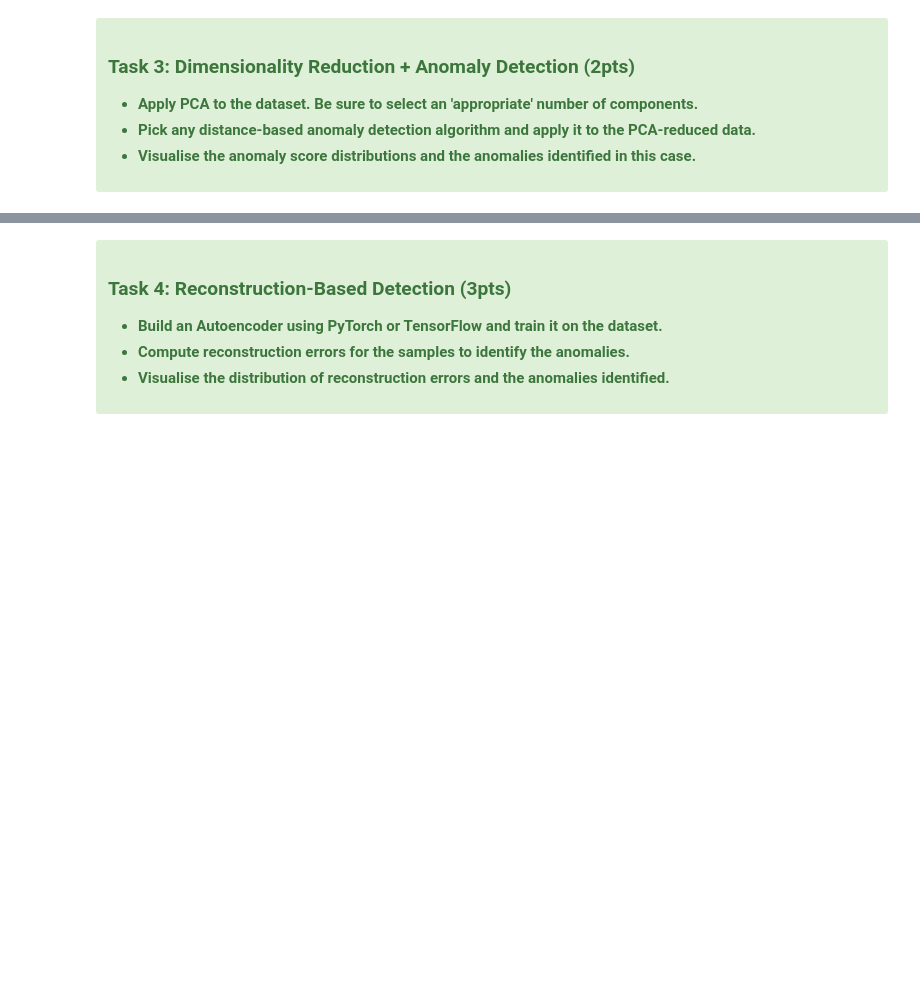
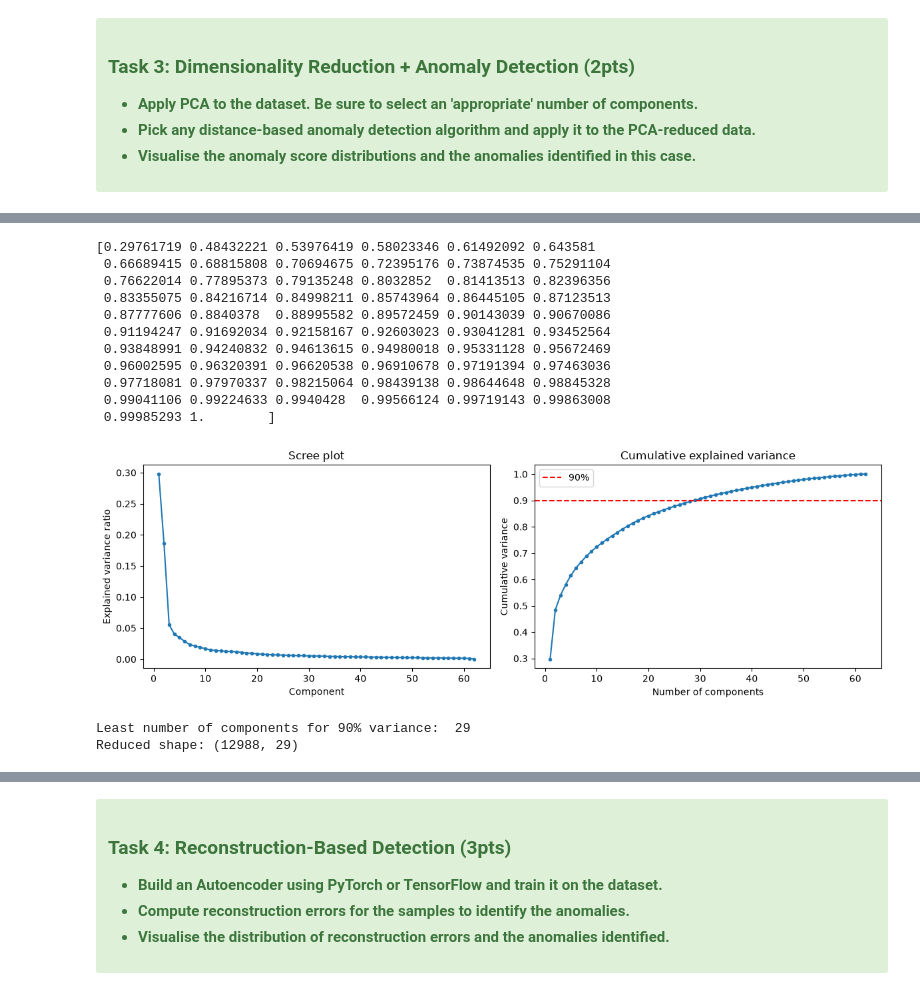
Before and after one commit to Masters-Halmstad/Data-Mining-DT8013, a Jupyter notebook: Lab#3_anomaly_detection2/lab_anomaly_detection_2.ipynb, the cells around one changed output, grey strips where cells are left out. Drawn from its saved outputs; the diff is of its cells as text; code cells hidden in the pictures; blank space fills up the shorter version.

Commit message:
task 3 :pca analaysis , component selection , scores find and visualize

```diff
--- a/Lab#3_anomaly_detection2/lab_anomaly_detection_2.ipynb
+++ b/Lab#3_anomaly_detection2/lab_anomaly_detection_2.ipynb
@@ -181,4 +181,9 @@ Rows: 13028 -> 12988
 
 </div>
 # %%
-## YOUR CODE HERE
+# 1. Standarize the data
+from sklearn.preprocessing import StandardScaler
+f_data.shape
+X_df  = f_data.select_dtypes(include=[np.number])   # only  numeric feature
+X = StandardScaler().fit_transform(X_df)    #Raw data with no cols name
+print(X)
@@ -184,0 +204,56 @@ Rows: 13028 -> 12988
+# %%
+# 2. PCA Implementation and Smallest number of components
+    # Choice of selection : minimum number of components reaching 90% variance
+
+from sklearn.decomposition import PCA
+
+# Inspect the variance in current data: Implementing PCA with all components
+pca_full = PCA().fit(X) #learn all components
+var_ratio = pca_full.explained_variance_ratio_  #fraction of total variance sorted from most to leastimport
+cum_var = np.cumsum(var_ratio)      #Answers, the variance it keep for keeping k components
+print (cum_var)
+
+
+# Visualization
+# Scree plot : how much variance each component captures
+fig, ax = plt.subplots(1, 2, figsize=(12, 4))
+ax[0].plot(range(1, len(var_ratio) + 1), var_ratio, marker='o', ms=3)
+ax[0].set_title("Scree plot")
+ax[0].set_xlabel("Component")
+ax[0].set_ylabel("Explained variance ratio")
+
+# cumulative variance plot
+ax[1].plot(range(1, len(cum_var) + 1), cum_var, marker='o', ms=3)
+ax[1].axhline(0.90, color='r', ls='--', label='90%')
+ax[1].set_title("Cumulative explained variance")
+ax[1].set_xlabel("Number of components")
+ax[1].set_ylabel("Cumulative variance")
+ax[1].legend()
+plt.tight_layout()
+plt.show()
+
+
+# Smallest number of components
+    # Reaching 90% variance
+n_components = int(np.argmax(cum_var >= 0.90) + 1)
+print('Least number of components for 90% variance: ', n_components)
+
+# Final PCA
+pca = PCA(n_components=n_components, random_state=42)
+X_pca = pca.fit_transform(X)
+print("Reduced shape:", X_pca.shape)
+# %% [output]
+[0.29761719 0.48432221 0.53976419 0.58023346 0.61492092 0.643581
+ 0.66689415 0.68815808 0.70694675 0.72395176 0.73874535 0.75291104
+ 0.76622014 0.77895373 0.79135248 0.8032852  0.81413513 0.82396356
+ 0.83355075 0.84216714 0.84998211 0.85743964 0.86445105 0.87123513
+ 0.87777606 0.8840378  0.88995582 0.89572459 0.90143039 0.90670086
+ 0.91194247 0.91692034 0.92158167 0.92603023 0.93041281 0.93452564
+ 0.93848991 0.94240832 0.94613615 0.94980018 0.95331128 0.95672469
+ 0.96002595 0.96320391 0.96620538 0.96910678 0.97191394 0.97463036
+ 0.97718081 0.97970337 0.98215064 0.98439138 0.98644648 0.98845328
+ 0.99041106 0.99224633 0.9940428  0.99566124 0.99719143 0.99863008
+ 0.99985293 1.        ]
+[figure, added]
+Least number of components for 90% variance:  29
+Reduced shape: (12988, 29)
```
Also changed, not shown: parts of 3 cells of this notebook.
